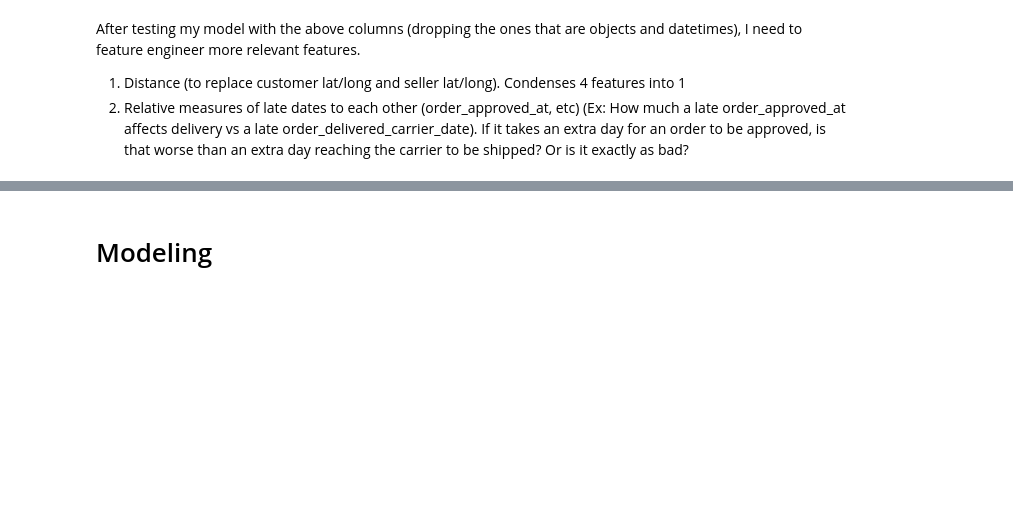
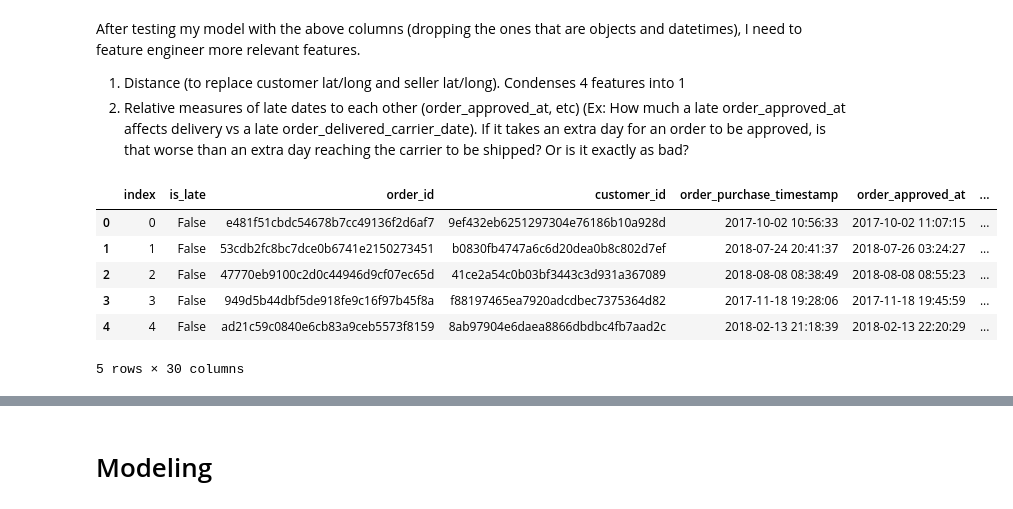
Before and after one commit to Alexandre987/Late_Shipment_Prediction_Olist, a Jupyter notebook: Project_03_Classification.ipynb, the cells around one changed output, grey strips where cells are left out. Saved outputs shown, nothing was run; the diff lists cells and outputs as text; code cells hidden in the pictures; blank space fills up the shorter version.

```diff
--- a/Project_03_Classification.ipynb
+++ b/Project_03_Classification.ipynb
@@ -638,7 +650,26 @@ After testing my model with the above columns (dropping the ones that are object
 
 1. Distance (to replace customer lat/long and seller lat/long). Condenses 4 features into 1
 2. Relative measures of late dates to each other (order_approved_at, etc) (Ex: How much a late order_approved_at affects delivery vs a late order_delivered_carrier_date). If it takes an extra day for an order to be approved, is that worse than an extra day reaching the carrier to be shipped? Or is it exactly as bad?
-# %%
-df['shipping_distance'] = np.sqrt((df['seller_lat'] - df['customer_lat']) ** 2
-                           + (df['seller_long'] - df['customer_long']) ** 2)
+# %%
+# Need to use haversine distance calculation to calculate latitude and longitude as distance
+from haversine import haversine
+
+df['customer_lat_long'] = list(zip(df['customer_lat'], df['customer_long']))
+df['seller_lat_long'] = list(zip(df['seller_lat'], df['seller_long']))
+
+# Calculates the haversine distance between the customer and seller's lat/long coordinates
+# print(df.iloc[0], haversine(df.loc[0,'customer_lat_long'], df.loc[0,'seller_lat_long']))
+
+df.reset_index(inplace = True) # Reset index to let the loop work properly - no missing rows
+
+for i in range(len(df['customer_lat_long'])):
+    df.loc[i,'dist_km'] = haversine(df.loc[i,'customer_lat_long'], df.loc[i,'seller_lat_long'])
+# %% [output]
+|  | index | is_late | order_id | customer_id | order_purchase_timestamp | order_approved_at | ... |
+| 0 | 0 | False | e481f51cbdc54678b7cc49136f2d6af7 | 9ef432eb6251297304e76186b10a928d | 2017-10-02 10:56:33 | 2017-10-02 11:07:15 | ... |
+| 1 | 1 | False | 53cdb2fc8bc7dce0b6741e2150273451 | b0830fb4747a6c6d20dea0b8c802d7ef | 2018-07-24 20:41:37 | 2018-07-26 03:24:27 | ... |
+| 2 | 2 | False | 47770eb9100c2d0c44946d9cf07ec65d | 41ce2a54c0b03bf3443c3d931a367089 | 2018-08-08 08:38:49 | 2018-08-08 08:55:23 | ... |
+| 3 | 3 | False | 949d5b44dbf5de918fe9c16f97b45f8a | f88197465ea7920adcdbec7375364d82 | 2017-11-18 19:28:06 | 2017-11-18 19:45:59 | ... |
+| 4 | 4 | False | ad21c59c0840e6cb83a9ceb5573f8159 | 8ab97904e6daea8866dbdbc4fb7aad2c | 2018-02-13 21:18:39 | 2018-02-13 22:20:29 | ... |
+5 rows × 30 columns
 # %%
```
Also changed, not shown: parts of 41 cells of this notebook, 1 other file.
